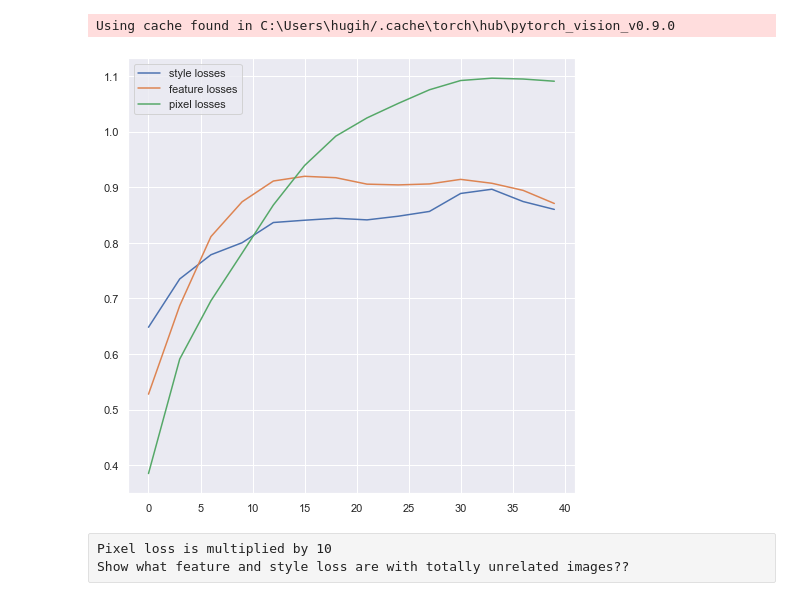
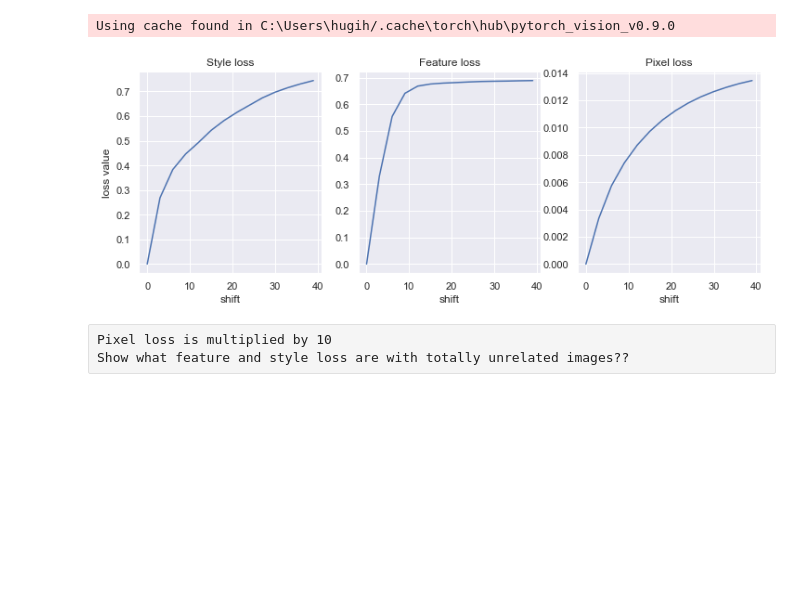
Before and after one commit to hugisveitti/thesis, a Jupyter notebook: code/model/test_losses.ipynb, the cells around one changed output. Saved outputs shown, nothing was run; the diff lists cells and outputs as text; code cells hidden in the pictures; blank space fills up the shorter version.

```diff
--- a/code/model/test_losses.ipynb
+++ b/code/model/test_losses.ipynb
@@ -54,7 +54,8 @@ pixel_loss_fn = nn.L1Loss(reduction="mean")
 # %%
-ds = SatelliteDataset("../../data/grid_dir/train",4)
+
+ds = SatelliteDataset("../../data/grid_dir/train")
 batch_size = 1
-loader = DataLoader(ds, batch_size, shuffle=True)
+loader = DataLoader(ds, batch_size, num_workers=1, shuffle=True)
 example = 0
 # %%
 loop = tqdm(loader)
@@ -63,7 +64,7 @@ img_dir = "testsetup/local_imgs"
 if not os.path.exists(img_dir):
     os.mkdir(img_dir)
 
-save_imgs = True
+save_imgs = False
 # look individually at changed area and do a pixel loss
 # Not sure what type of loss is best,
 # Maybe using some kind of local discriminator would be better, like in local and global inpainting paper
@@ -121,7 +122,7 @@ for rgb_a, rgb_ab, lc_a, lc_b, binary_mask, lc_ab, masked_areas in loop:
                 rg_feature = relu3_3(rg_feature)
                 feature_loss = feature_loss_fn(local_feature, rg_feature)
 
-                pixel_loss = pixel_loss_fn(local_gen_area, rgb_ab_local_area) * 10
+                pixel_loss = pixel_loss_fn(local_gen_area, rgb_ab_local_area)
 
 
                 pixel_losses.append(pixel_loss.item())
@@ -162,18 +163,33 @@ for rgb_a, rgb_ab, lc_a, lc_b, binary_mask, lc_ab, masked_areas in loop:
             all_pixel_losses.append(pixel_losses)
             all_style_losses.append(style_losses)
     example += 1
-all_style_losses = np.array(all_style_losses)
-all_pixel_losses = np.array(all_pixel_losses)
-all_style_losses = np.array(all_style_losses)
+#all_style_losses = np.array(all_style_losses)
+#all_pixel_losses = np.array(all_pixel_losses)
+#all_feature_losses = np.array(all_feature_losses)
+# %%
+d = {
+    "all_style_losses": all_style_losses,
+    "all_pixel_losses": all_pixel_losses,
+    "all_feature_losses" : all_feature_losses
+}
+with open("testsetup/loss_progession.json", "w") as f:
+    json.dump(d,f)
 # %%
-plt.figure(figsize=(8,8))
-plt.plot(pixel_shift, np.mean(all_style_losses, axis=0), label="style losses")
-plt.plot(pixel_shift, np.mean(all_feature_losses, axis=0), label="feature losses")
-plt.plot(pixel_shift, np.mean(all_pixel_losses, axis=0), label="pixel losses")
-plt.legend()
-plt.savefig(f"testsetup/loss_progression3.pdf")
+fig, ax = plt.subplots(1, 3, figsize=(12, 4))
+
+ax[0].plot(pixel_shift, np.mean(all_style_losses, axis=0), label="style losses")
+ax[0].set_title("Style loss")
+ax[0].set_xlabel("shift")
+ax[0].set_ylabel("loss value")
+ax[1].plot(pixel_shift, np.mean(all_feature_losses, axis=0), label="feature losses")
+ax[1].set_title("Feature loss")
+ax[1].set_xlabel("shift")
+ax[2].plot(pixel_shift, np.mean(all_pixel_losses, axis=0), label="pixel losses")
+ax[2].set_title("Pixel loss")
+ax[2].set_xlabel("shift")
+plt.savefig(f"testsetup/loss_progression_seperate_all.pdf")
 # %% [output]
-[figure, old version]
+[figure, new version]
 # %% [raw]
 Pixel loss is multiplied by 10
 Show what feature and style loss are with totally unrelated images??
```
Also changed, not shown: parts of 1 cell of this notebook, 1 other file.
